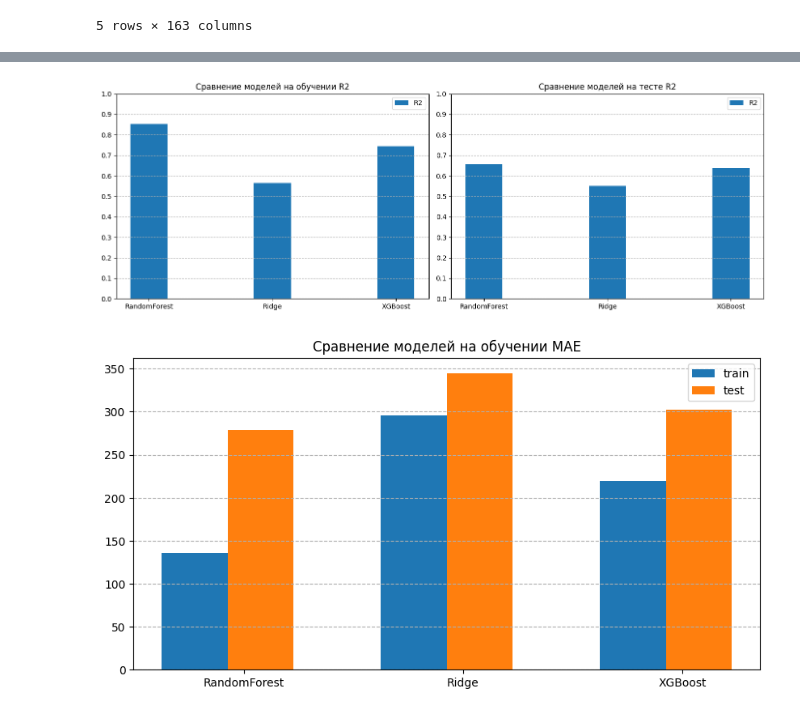
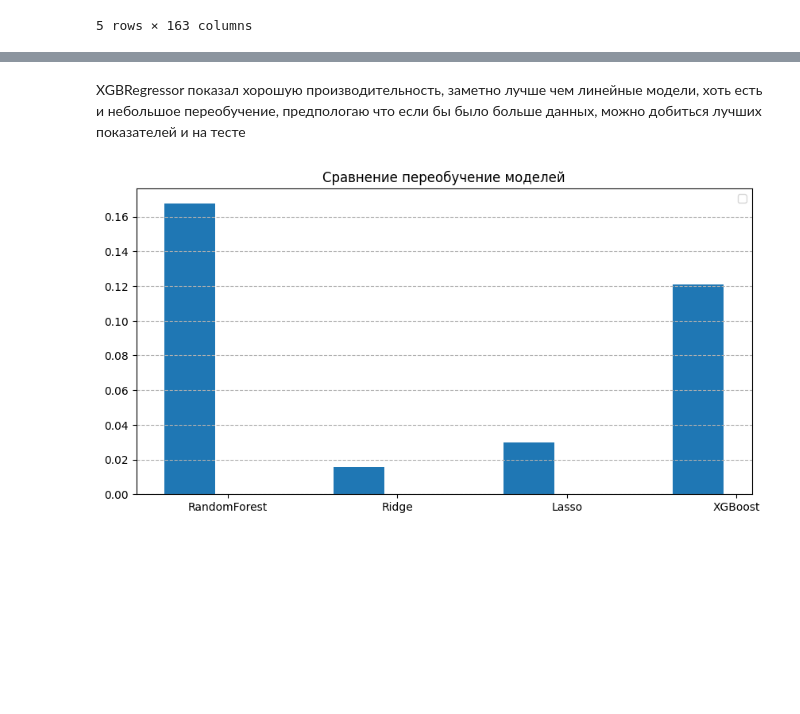
Before and after one commit to alexrad555/coursework_classic_ml, a Jupyter notebook: cc50_reg.ipynb, the cells around one changed output, grey strips where cells are left out. Cells and saved outputs as stored; diff of their text form; code cells hidden in the pictures; blank space fills up the shorter version.

```diff
--- a/cc50_reg.ipynb
+++ b/cc50_reg.ipynb
@@ -282,59 +248,27 @@ This warning will only be shown once.
+# %% [markdown]
+XGBRegressor показал хорошую производительность, заметно лучше чем линейные модели, хоть есть и небольшое переобучение, предпологаю что если бы было больше данных, можно добиться лучших показателей и на тесте
 # %%
 df_metrics_train = pd.DataFrame({
-    'Model': ['RandomForest', 'Ridge', 'XGBoost'],
-    'R2': [train_r2, train_r2_ridge, train_r2_xgb],
-    'MAE': [train_mae, train_mae_ridge, train_mae_xgb],
-    'RMSE': [train_rmse, train_rmse_ridge, train_rmse_xgb],
-    'MSE': [train_mse, train_mse_ridge, train_mse_xgb]
+    'Model': ['RandomForest', 'Ridge', 'Lasso', 'XGBoost'],
+    'R2': [train_r2, train_r2_ridge, train_r2_lasso, train_r2_xgb],
+    'MSE': [train_mse, train_mse_ridge, train_mse_lasso, train_mse_xgb]
 })
 
 df_metrics_test = pd.DataFrame({
-    'Model': ['RandomForest', 'Ridge', 'XGBoost'],
-    'R2': [test_r2, test_r2_ridge, test_r2_xgb],
-    'MAE': [test_mae, test_mae_ridge, test_mae_xgb],
-    'RMSE': [test_rmse, test_rmse_ridge, test_rmse_xgb],
-    'MSE': [test_mse, test_mse_ridge, test_mse_xgb],
-    'RETRAINING': [retraining, retraining_ridge, retraining_xgb]
+    'Model': ['RandomForest', 'Ridge', 'Lasso', 'XGBoost'],
+    'R2': [test_r2, test_r2_ridge, test_r2_lasso, test_r2_xgb],
+    'MSE': [test_mse, test_mse_ridge, test_mse_lasso, test_mse_xgb],
+    'RETRAINING': [retraining, retraining_ridge, retraining_lasso, retraining_xgb]
 })
 # %%
-fig, axes = plt.subplots(1, 2, figsize=(14, 5))
-
+plt.figure(figsize=(10, 5))
 width = 0.3
-
-x_train = np.arange(len(df_metrics_train['Model']))
-axes[0].bar(x_train, df_metrics_train['R2'], width, label='R2')
-axes[0].set_xticks(x_train)
-axes[0].set_xticklabels(df_metrics_train['Model'])
-axes[0].set_ylim(0, 1)
-axes[0].set_yticks(np.arange(0, 1.1, 0.1))
-axes[0].grid(axis='y', linestyle='--')
-axes[0].set_title('Сравнение моделей на обучении R2')
-axes[0].legend()
-
-x_test = np.arange(len(df_metrics_test['Model']))
-axes[1].bar(x_test, df_metrics_test['R2'], width, label='R2')
-axes[1].set_xticks(x_test)
-axes[1].set_xticklabels(df_metrics_test['Model'])
-axes[1].set_ylim(0, 1)
-axes[1].set_yticks(np.arange(0, 1.1, 0.1))
-axes[1].grid(axis='y', linestyle='--')
-axes[1].set_title('Сравнение моделей на тесте R2')
-axes[1].legend()
-
-plt.tight_layout()
+x = np.arange(len(df_metrics_test['Model']))
+plt.bar(x - 0.75 * width, df_metrics_test['RETRAINING'], width)
+plt.xticks(x, df_metrics_test['Model'])
+plt.legend()
+plt.grid(axis='y',linestyle= '--')
+plt.title('Сравнение переобучение моделей')
 plt.show()
 # %% [output]
-[figure, old version]
+[figure, new version]
-# %%
-plt.figure(figsize=(10, 5))
-width = 0.3
-x = np.arange(len(df_metrics_train['Model']))
-plt.bar(x - 0.75 * width, df_metrics_train['MAE'], width, label='train')
-plt.bar(x + 0.25 * width, df_metrics_test['MAE'], width, label='test')
-plt.xticks(x, df_metrics_train['Model'])
-plt.legend()
-plt.grid(axis='y',linestyle= '--')
-plt.title('Сравнение моделей на обучении MAE')
-plt.show()
-# %% [output]
-[figure, removed]
```
Also changed, not shown: parts of 19 cells of this notebook.
